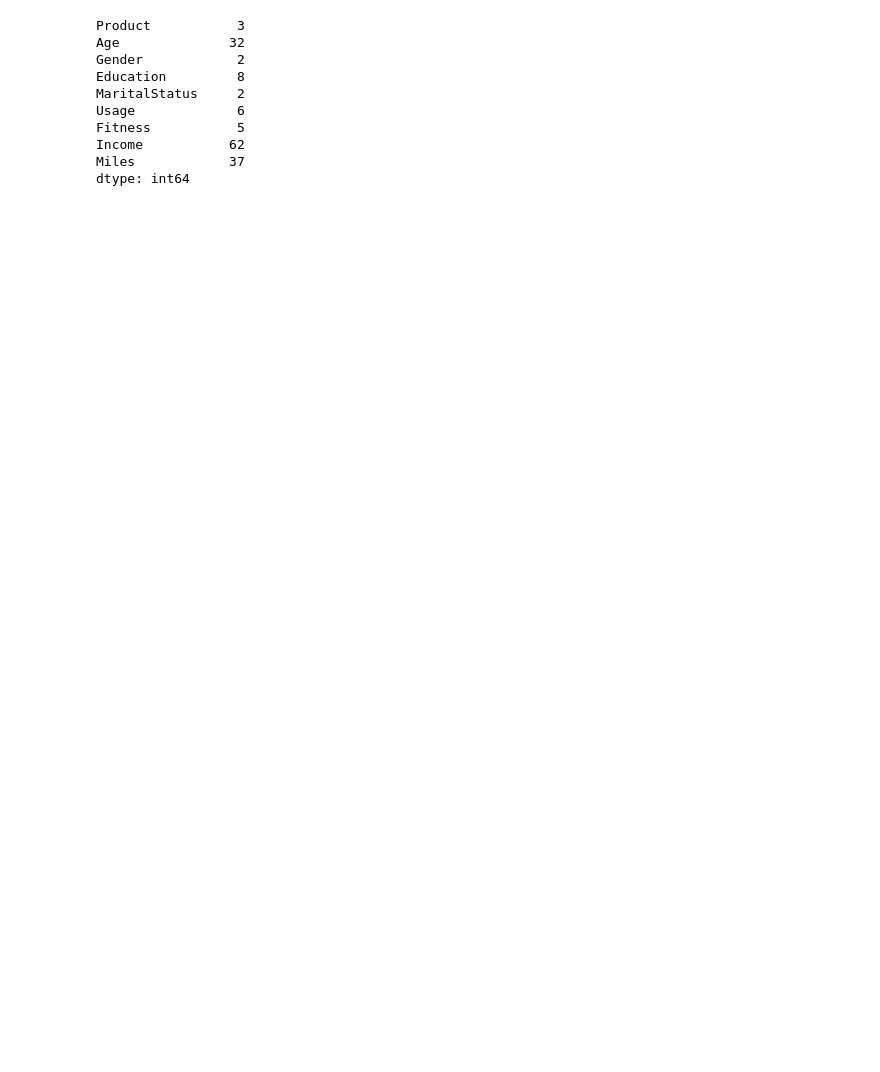
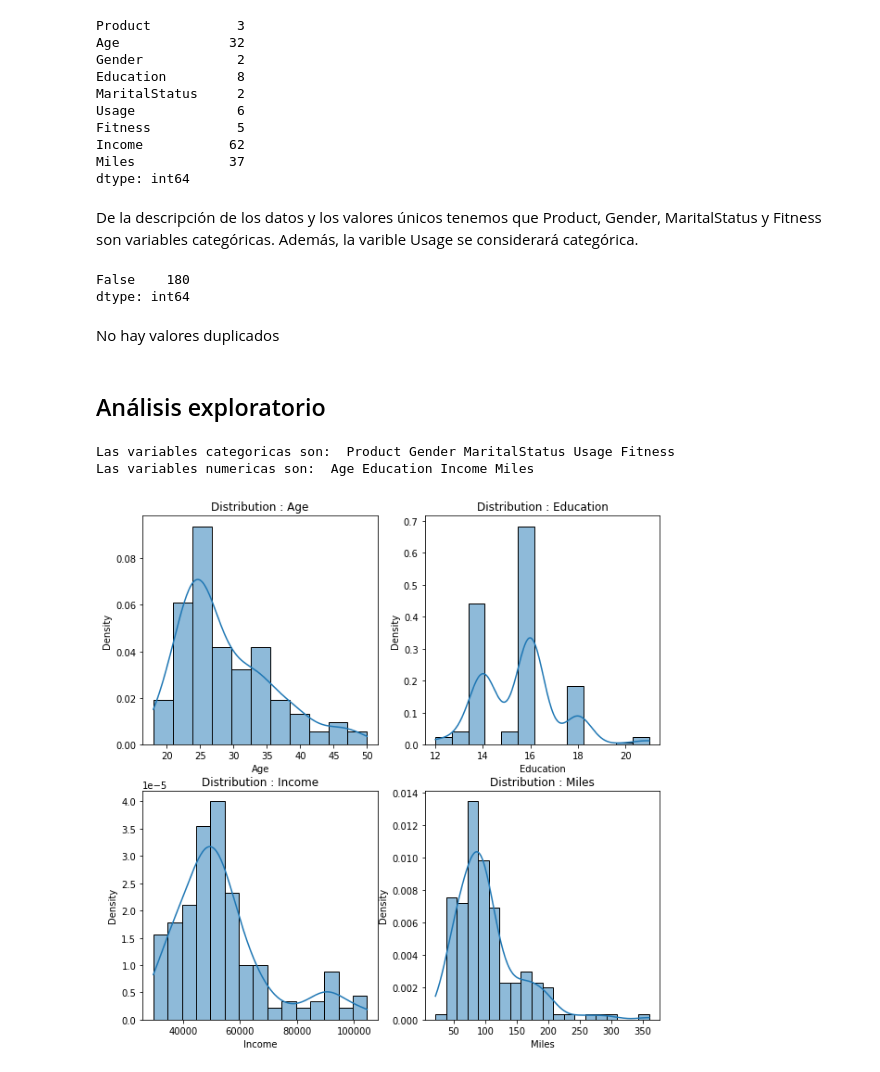
Before and after one commit to brincon/Pima-Indians-Diabetes-Database, a Jupyter notebook: CardioGoodnessFit/dataCardio.ipynb, the cells around one changed output. Cells and saved outputs as stored; diff of their text form; code cells hidden in the pictures; blank space fills up the shorter version.

Commit message:
se agregan la previa del  analisis exploratorio

```diff
--- a/CardioGoodnessFit/dataCardio.ipynb
+++ b/CardioGoodnessFit/dataCardio.ipynb
@@ -117,3 +119,40 @@ Fitness           5
 Income           62
 Miles            37
 dtype: int64
+# %% [markdown]
+De la descripción de los datos y los valores únicos tenemos que Product, Gender, MaritalStatus y Fitness son variables categóricas. Además, la varible Usage se considerará categórica.
+# %%
+data.duplicated().value_counts()
+# %% [output]
+False    180
+dtype: int64
+# %% [markdown]
+No hay valores duplicados
+# %% [markdown]
+## Análisis exploratorio
+# %%
+# Se divide el dataset en variables categóricas y numéricas
+variablesCategoricas = []
+variablesNumericas = []
+for k,i in data.nunique().to_dict().items():
+    if i > 7:
+        variablesNumericas.append(k)
+    else:
+        variablesCategoricas.append(k)
+
+print("Las variables categoricas son: ", *variablesCategoricas)
+print("Las variables numericas son: ", *variablesNumericas)
+# %% [output]
+Las variables categoricas son:  Product Gender MaritalStatus Usage Fitness
+Las variables numericas son:  Age Education Income Miles
+# %%
+# impresión de la distribución de las variables númericas
+fig, ax = plt.subplots(nrows=2, ncols=2, figsize=(10,10))
+for i in range(len(variablesNumericas)):
+    plt.subplot(2,2,i+1)
+    sns.histplot(data[variablesNumericas[i]], stat='density', kde=True)
+    title = 'Distribution : ' + variablesNumericas[i]
+    plt.title(title)
+plt.show()
+# %% [output]
+[figure, added]
```
Also changed, not shown: parts of 10 cells of this notebook.
